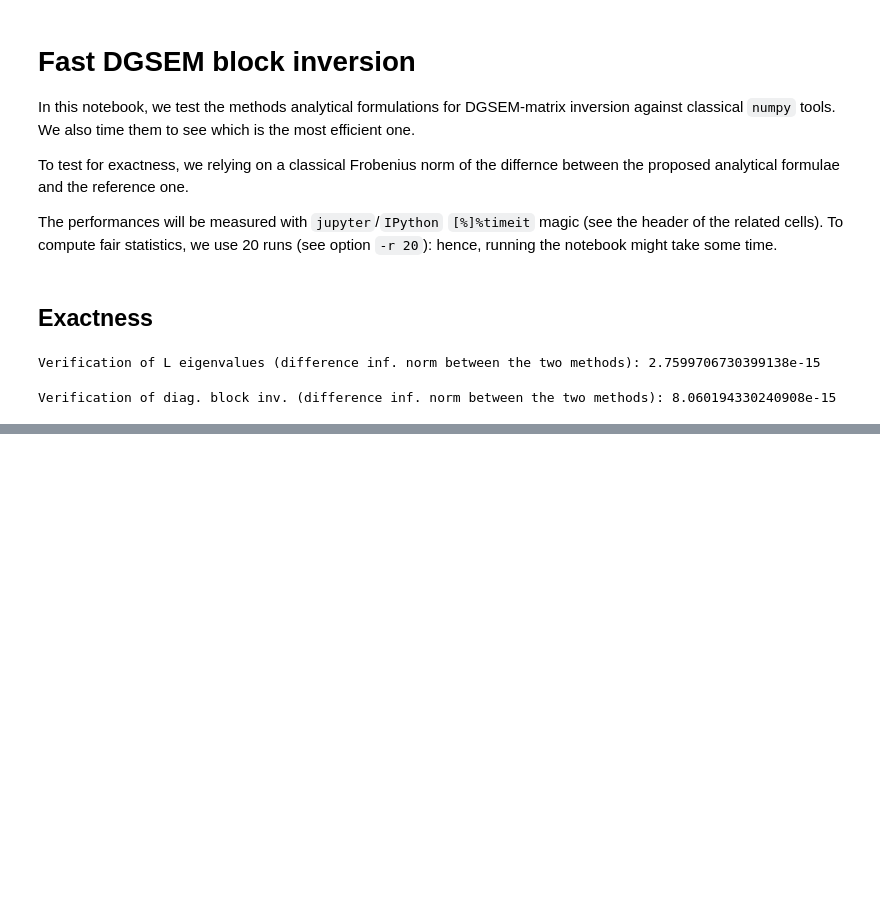
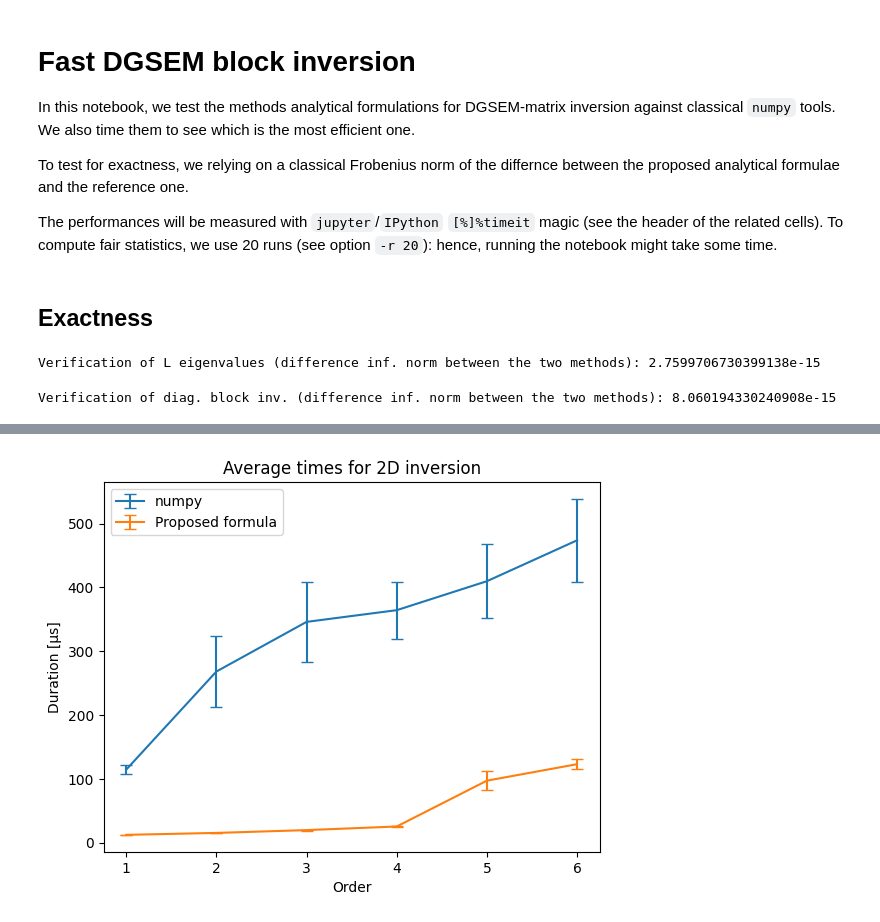
Before and after one commit to rueljean/fast_DGSEM_block_inversion, a Jupyter notebook: test_fast_dgsem.ipynb, the cells around one changed output, grey strips where cells are left out. Saved outputs shown, nothing was run; the diff lists cells and outputs as text; code cells hidden in the pictures; blank space fills up the shorter version.

```diff
--- a/test_fast_dgsem.ipynb
+++ b/test_fast_dgsem.ipynb
@@ -135,0 +142,9 @@ _ = ax.set_xlabel("Order")
+# %%
+ax = perf.plot(use_index=True, y="L2d_inv_numpy", yerr="L2d_inv_numpy_std", capsize=4)
+_ = perf.plot(use_index=True, y="L2d_inv_analytical", yerr="L2d_inv_analytical_std", capsize=4, ax=ax)
+_ = ax.set_title("Average times for 2D inversion")
+_ = ax.set_xlabel("Order")
+_ = ax.set_ylabel("Duration [µs]")
+_ = ax.legend(["numpy", "Proposed formula"])
+# %% [output]
+[figure, added]
```
Also changed, not shown: parts of 7 cells of this notebook.
